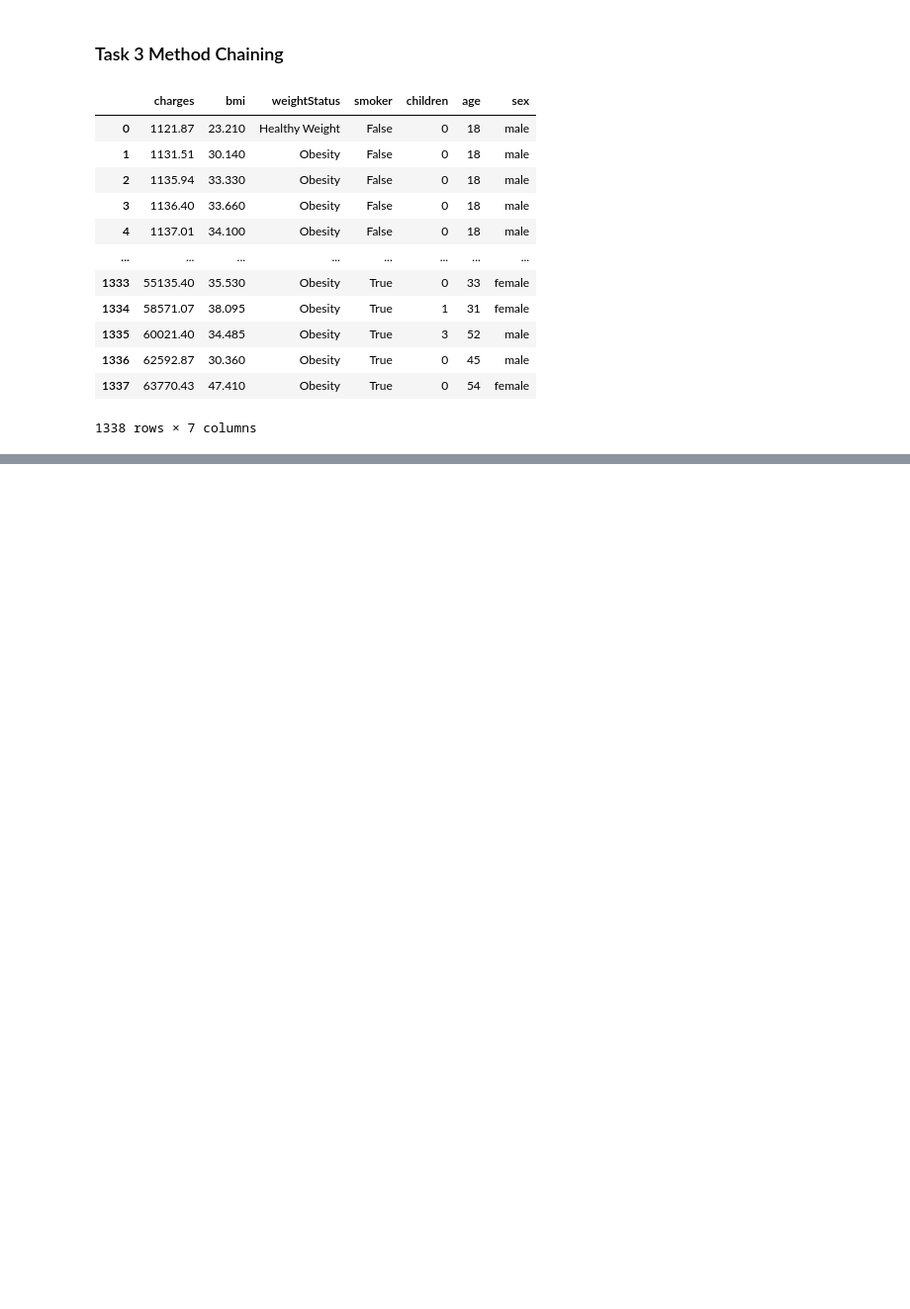
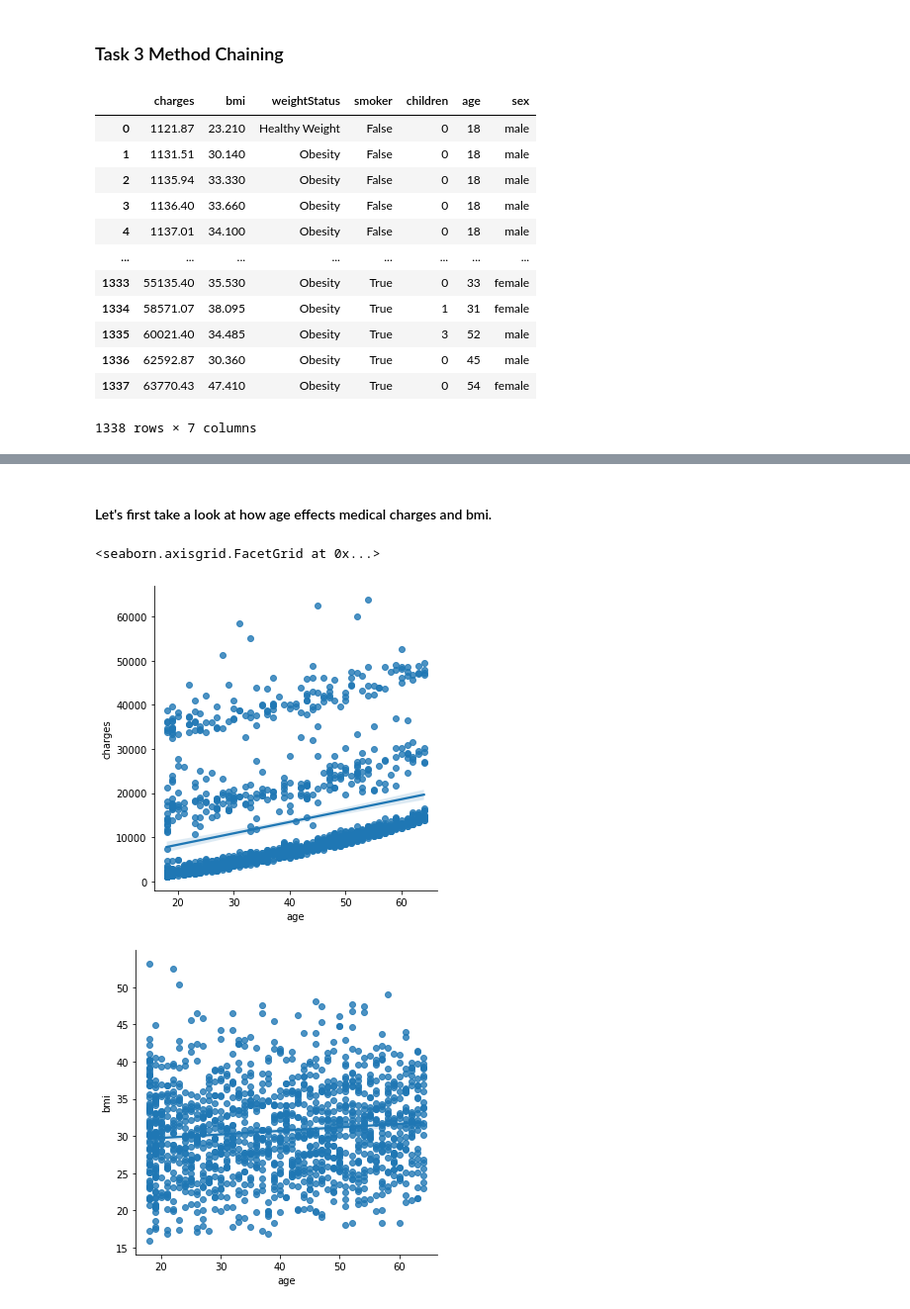
Before and after one commit to data301-2021-winter1/project-group10-project, a Jupyter notebook: notebooks/analysis2.ipynb, the cells around one changed output, grey strips where cells are left out. Shown at 99% size. Saved outputs shown, nothing was run; the diff lists cells and outputs as text; code cells hidden in the pictures; blank space fills up the shorter version.

```diff
--- a/notebooks/analysis2.ipynb
+++ b/notebooks/analysis2.ipynb
@@ -259,0 +287,9 @@ NameError: name 'getWeightStatus' is not defined
+# %% [markdown]
+#### Let's first take a look at how age effects medical charges and bmi.
+# %%
+sns.lmplot(x="age", y="charges", data=df)
+sns.lmplot(x="age", y="bmi", data=df)
+# %% [output]
+<seaborn.axisgrid.FacetGrid at 0x...>
+[figure, added]
+[figure, added]
```
Also changed, not shown: parts of 19 cells of this notebook.
